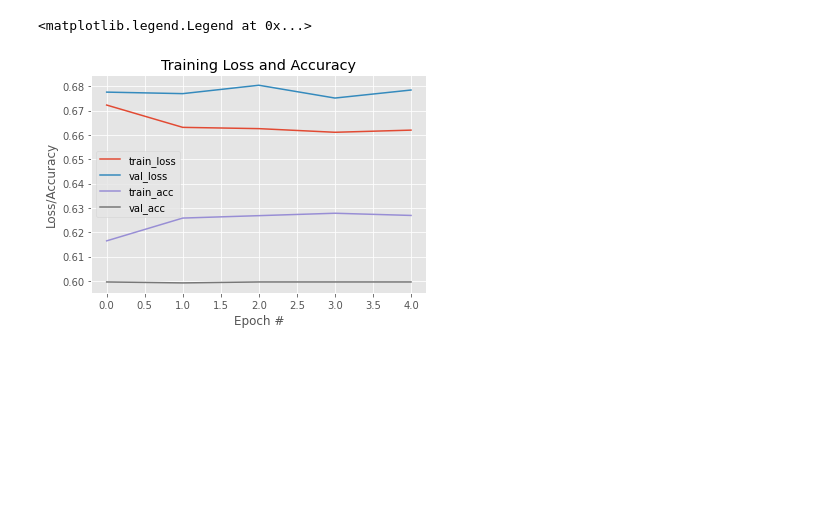
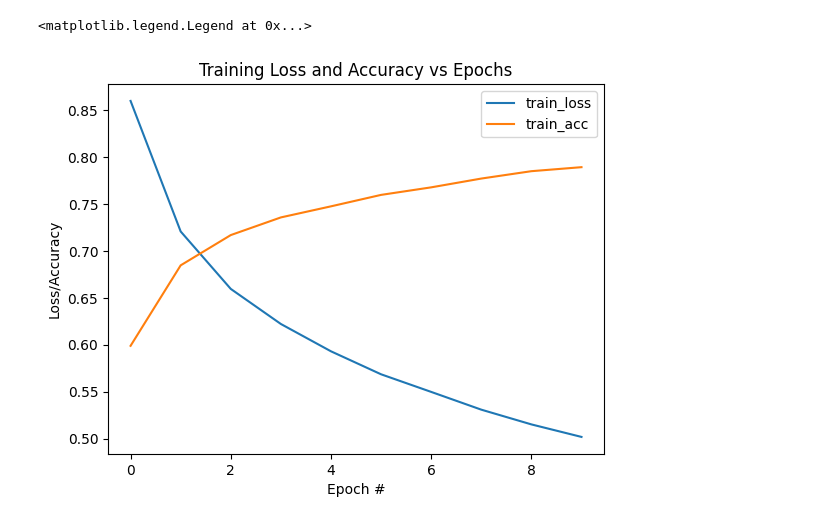
Before and after one commit to sjdonado/sentime, a Jupyter notebook: sentiment_classifier.ipynb, the cells around one changed output. Saved outputs shown, nothing was run; the diff lists cells and outputs as text; code cells hidden in the pictures; blank space fills up the shorter version.

```diff
--- a/sentiment_classifier.ipynb
+++ b/sentiment_classifier.ipynb
@@ -159,3 +132,18 @@ class SentimentAnalyser():
       # Sentiment has a native slot for a single float.
       # For arbitrary data storage, there's:
       # doc.user_data['my_data'] = y
+# %%
+model_dir=pathlib.Path('model') # Location of output model directory
+train_dir=pathlib.Path('train') # Location of training file or directory
+val_dir=pathlib.Path('validation') # Location of development file or directory
+
+print("Read data")
+train_texts, train_labels = read_data(train_dir, title="Train data")
+val_texts, val_labels = read_data(val_dir, title="Validation data")
+
+train_labels = np.asarray(train_labels, dtype='f')
+val_labels = np.asarray(val_labels, dtype='f')
+
+print("Loading spaCy")
+nlp = spacy.load(SPACY_CORE_MODEL)
+nlp.add_pipe(nlp.create_pipe("sentencizer"))
@@ -232,8 +221,0 @@ Parsing texts...
-# %%
-history = model.fit(
-    train_X,
-    train_labels,
-    validation_data=(dev_X, dev_labels),
-    epochs=nb_epoch,
-    batch_size=batch_size,
-)
@@ -251,0 +222,17 @@ Epoch 5/5
+# %%
+train_docs = list(nlp.pipe(train_texts))
+val_docs = list(nlp.pipe(val_texts))
+
+train_docs, train_labels = get_labelled_sentences(train_docs, train_labels)
+val_docs, val_labels = get_labelled_sentences(val_docs, val_labels)
+
+train_X = get_features(train_docs, shape["max_length"])
+val_X = get_features(val_docs, shape["max_length"])
+
+history = model.fit(
+    train_X,
+    train_labels,
+    validation_data=(val_X, val_labels),
+    epochs=settings["nb_epoch"],
+    batch_size=settings["batch_size"],
+)
@@ -252,17 +257,14 @@ Epoch 5/5
 # %%
-plt.style.use('ggplot')
 plt.figure()
 plt.plot(history.history['loss'], label='train_loss')
-plt.plot(history.history['val_loss'], label='val_loss')
 plt.plot(history.history['accuracy'], label='train_acc')
-plt.plot(history.history['val_accuracy'], label='val_acc')
-plt.title('Training Loss and Accuracy')
+plt.title('Training Loss and Accuracy vs Epochs')
 plt.xlabel('Epoch #')
 plt.ylabel('Loss/Accuracy')
 plt.legend(loc='best')
 # %% [output]
 <matplotlib.legend.Legend at 0x...>
-[figure, old version]
+[figure, new version]
 # %%
 # Save model
 weights = model.get_weights()
```
Also changed, not shown: parts of 12 cells of this notebook, 31 other files.
